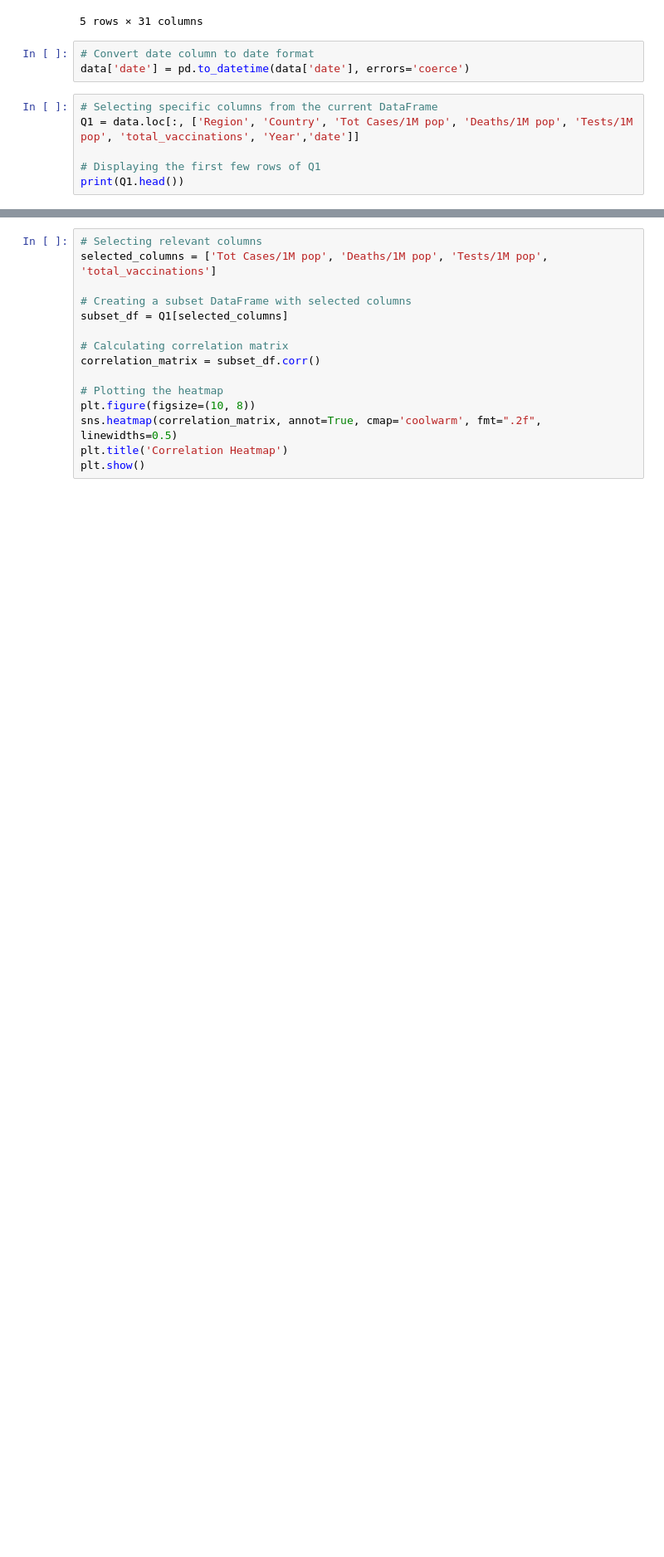
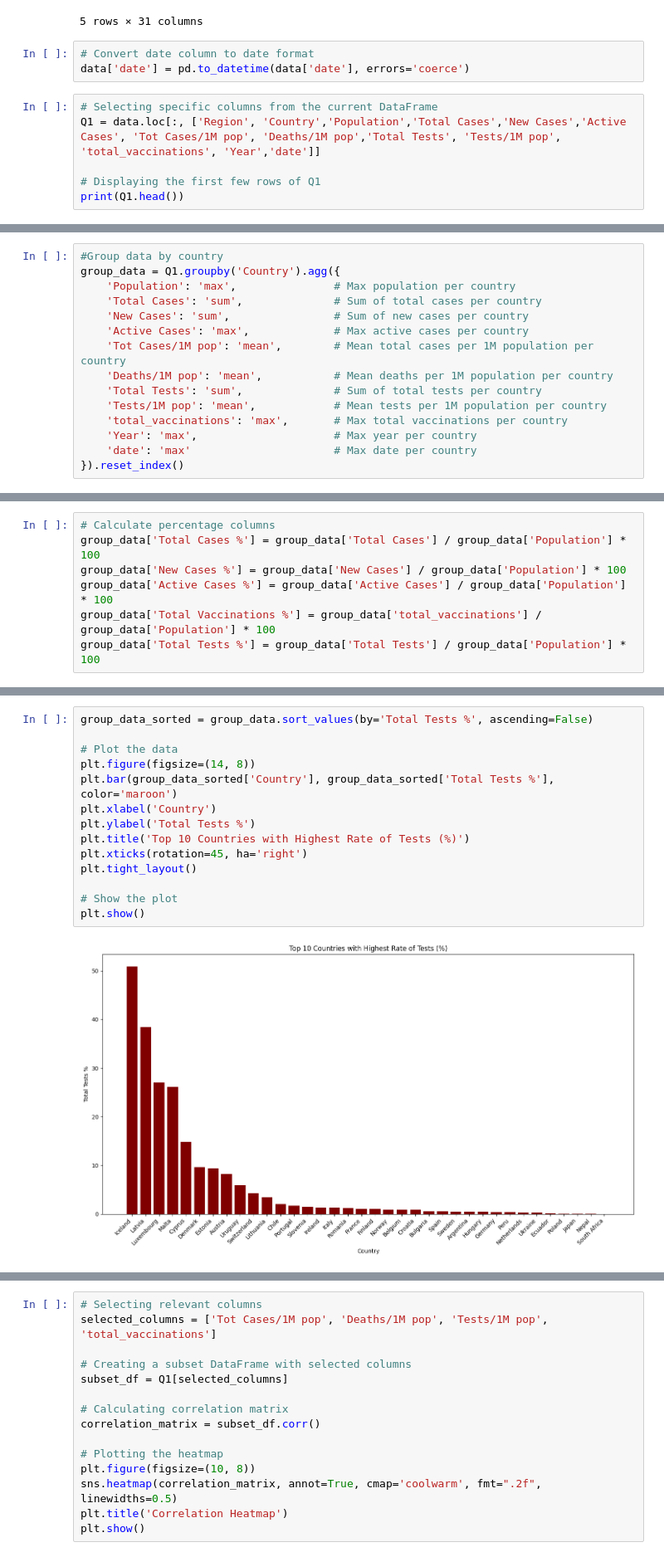
Before and after one commit to JoanneSiarivita/Data_Viz, a Jupyter notebook: data_viz/notebooks/Q1.ipynb, the cells around one changed output, grey strips where cells are left out. Shown: that part at 83% size. Saved outputs shown, nothing was run; the diff lists cells and outputs as text; blank space fills up the shorter version.

```diff
--- a/data_viz/notebooks/Q1.ipynb
+++ b/data_viz/notebooks/Q1.ipynb
@@ -50,7 +50,7 @@ data.head()
 data['date'] = pd.to_datetime(data['date'], errors='coerce')
 # %%
 # Selecting specific columns from the current DataFrame
-Q1 = data.loc[:, ['Region', 'Country', 'Tot Cases/1M pop', 'Deaths/1M pop', 'Tests/1M pop', 'total_vaccinations', 'Year','date']]
+Q1 = data.loc[:, ['Region', 'Country','Population','Total Cases','New Cases','Active Cases', 'Tot Cases/1M pop', 'Deaths/1M pop','Total Tests', 'Tests/1M pop', 'total_vaccinations', 'Year','date']]
 
 # Displaying the first few rows of Q1
 print(Q1.head())
@@ -120,0 +78,15 @@ ValueError: Could not interpret value `date` for `x`. Value is a string, but `da
+# %%
+#Group data by country
+group_data = Q1.groupby('Country').agg({
+    'Population': 'max',               # Max population per country
+    'Total Cases': 'sum',              # Sum of total cases per country
+    'New Cases': 'sum',                # Sum of new cases per country
+    'Active Cases': 'max',             # Max active cases per country
+    'Tot Cases/1M pop': 'mean',        # Mean total cases per 1M population per country
+    'Deaths/1M pop': 'mean',           # Mean deaths per 1M population per country
+    'Total Tests': 'sum',              # Sum of total tests per country
+    'Tests/1M pop': 'mean',            # Mean tests per 1M population per country
+    'total_vaccinations': 'max',       # Max total vaccinations per country
+    'Year': 'max',                     # Max year per country
+    'date': 'max'                      # Max date per country
+}).reset_index()
@@ -120,0 +113,7 @@ ValueError: Could not interpret value `date` for `x`. Value is a string, but `da
+# %%
+# Calculate percentage columns
+group_data['Total Cases %'] = group_data['Total Cases'] / group_data['Population'] * 100
+group_data['New Cases %'] = group_data['New Cases'] / group_data['Population'] * 100
+group_data['Active Cases %'] = group_data['Active Cases'] / group_data['Population'] * 100
+group_data['Total Vaccinations %'] = group_data['total_vaccinations'] / group_data['Population'] * 100
+group_data['Total Tests %'] = group_data['Total Tests'] / group_data['Population'] * 100
@@ -120,0 +128,16 @@ ValueError: Could not interpret value `date` for `x`. Value is a string, but `da
+# %%
+group_data_sorted = group_data.sort_values(by='Total Tests %', ascending=False)
+
+# Plot the data
+plt.figure(figsize=(14, 8))
+plt.bar(group_data_sorted['Country'], group_data_sorted['Total Tests %'], color='maroon')
+plt.xlabel('Country')
+plt.ylabel('Total Tests %')
+plt.title('Top 10 Countries with Highest Rate of Tests (%)')
+plt.xticks(rotation=45, ha='right')
+plt.tight_layout()
+
+# Show the plot
+plt.show()
+# %% [output]
+[figure, added]
```
Also changed, not shown: parts of 13 cells of this notebook.
